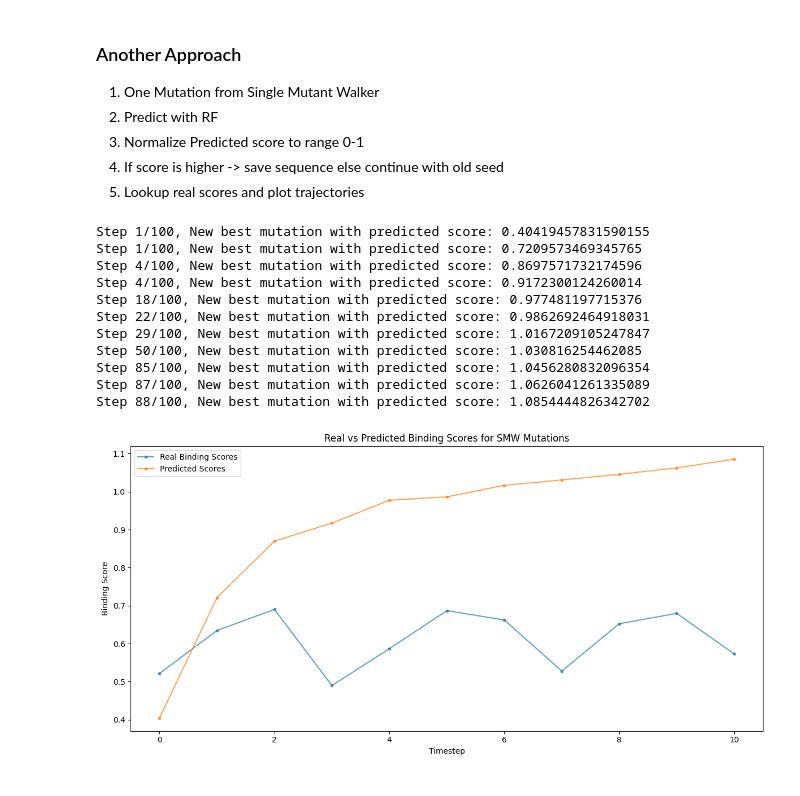
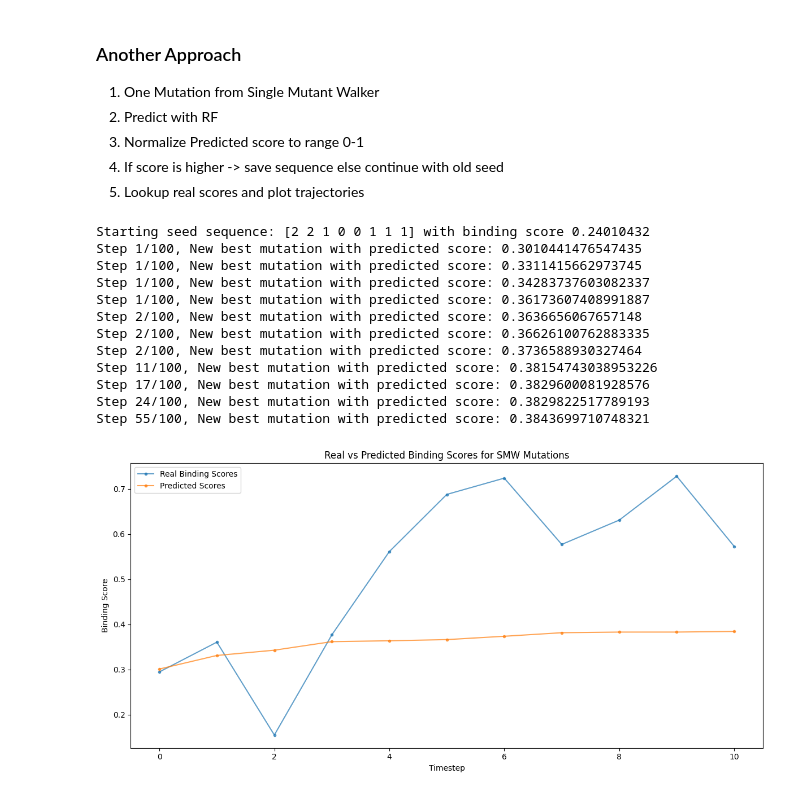
Before and after one commit to meier108/PracticalWork, a Jupyter notebook: main.ipynb, the cells around one changed output. Cells and saved outputs as stored; diff of their text form; code cells hidden in the pictures.

Commit message:
new train - test split

```diff
--- a/main.ipynb
+++ b/main.ipynb
@@ -77,6 +61,8 @@ One-hot encoded shape: (26316, 8, 4)
 Next cell creates a dataframe with binding scores and one hot encoded sequences for the lookup task.
 # %%
 # create dataframe for lookup task
+test_df = df[df['split'] == 'test_c'] # use test_b for oracle evaluation
+
 df_oracle = test_df[['0', '1', '2', '3', '4', '5', '6', '7', 'binding_scores']] # try oracle with all sequences df instead of only train_df
 x_oracle = df_oracle.iloc[:, :-1].values
 df_oracle['one_hot_seq'] = [tf.one_hot(seq, depth=4).numpy().flatten() for seq in x_oracle]
@@ -98,20 +128,24 @@ def oracle_lookup(one_hot_sequence):
 # %%
-rf = RandomForestRegressor(n_estimators=50, max_depth=20, min_samples_leaf=5, random_state=SEED)
+from scipy.stats import spearmanr
+rf = RandomForestRegressor(n_estimators=500,
+    max_depth=15,          # Limit tree depth
+    min_samples_leaf=3,    # Require more samples per leaf
+    min_samples_split=10,  # Require more samples to split
+    max_features='sqrt',   # Use subset of features
+    random_state=SEED
+)
 
-# flatten training data
-flat_shape = x_train.shape[1] * x_train.shape[2]
-x_reshaped = x_train.reshape(x_train.shape[0], flat_shape)
-
-rf.fit(x_reshaped, y_train)
+rf.fit(X_train_onehot, y_train)
 
 # Evaluation just on a few samples from test set
-x_test = x_test.reshape(x_test.shape[0], flat_shape)
+#x_test = X_val.reshape(X_val.shape[0], y_train)
 
-y_prediction = rf.predict(x_test)
-r2 = r2_score(y_test, y_prediction)
-mse = mean_squared_error(y_test, y_prediction)
-
-r2_train = r2_score(y_train, rf.predict(x_reshaped))
+y_prediction = rf.predict(X_val_onehot)
+r2 = r2_score(y_val, y_prediction)
+mse = mean_squared_error(y_val, y_prediction)
+spearmanr_corr, _ = spearmanr(y_val, y_prediction)
+print(f'Spearmanr correlation: {spearmanr_corr}')
+r2_train = r2_score(y_train, rf.predict(X_train_onehot))
 print(f'R2 Score on train set: {r2_train}')
 print(f'R2 Score: {r2}; MSE: {mse}')
 # %% [output]
@@ -396,10 +257,14 @@ smw = SMW(nucleotides=[0, 1, 2, 3])
 n_steps = 100
 mutation_steps = 10
 
-seen_sequences = x_train_flat
+seen_sequences = X_train_onehot
 
-seed_sequence = tf.argmax(x_train[1300], axis=1).numpy().tolist()
-old_binding_score = y_train[1300]
+#select a random seed sequence from training data
+seed_sequence = X_train[0]
+old_binding_score = y_train[0]
+print(f'Starting seed sequence: {seed_sequence} with binding score {old_binding_score}')
+#seed_sequence = tf.argmax(X_train[1300], axis=1).numpy().tolist()
+
 
 values = {'mutation': [], 'predicted_score': []}
 
@@ -412,45 +277,46 @@ for i in range(n_steps):
     # Check if mutation is new
     for idx, mutation in enumerate(mutations):
         already_seen = np.any(np.all(seen_sequences == mutation, axis=1))
-        if not already_seen:
+        if not already_seen and oracle_exists(mutation):
             binding_score = rf.predict(mutation)
             if binding_score[0] > old_binding_score:
                 # Update seed sequence
                 seed_sequence = tf.argmax(tf.reshape(mutation, (mutation.shape[1]//4, 4)), axis=1).numpy().tolist()
                 old_binding_score = binding_score[0]
                 values['mutation'].append(mutation)
                 # normalize binding score to 0-1 range based on oracle min/max
                 #normalized_score = -(binding_score[0] - min_score) / (max_score - min_score)
                 values['predicted_score'].append(binding_score[0])
                 print(f'Step {i+1}/{n_steps}, New best mutation with predicted score: {binding_score[0]}')
             else:
                 continue
 
 # Lookup real binding score
 df_values = pd.DataFrame(values)
 df_values['real_score'] = df_values['mutation'].apply(oracle_lookup)
 df_values['error'] = abs(df_values['predicted_score'] - df_values['real_score'])
 
 # Plot results
 plt.figure(figsize=(12, 6))
 plt.plot(df_values['real_score'], label='Real Binding Scores', alpha=0.7, marker='o', markersize=3)
 plt.plot(df_values['predicted_score'], label='Predicted Scores', alpha=0.7, marker='o', markersize=3)
 plt.xlabel('Timestep')
 plt.ylabel('Binding Score')
 plt.title('Real vs Predicted Binding Scores for SMW Mutations')
 plt.legend()
 plt.tight_layout()
 plt.show()
 # %% [output]
-Step 1/100, New best mutation with predicted score: 0.40419457831590155
-Step 1/100, New best mutation with predicted score: 0.7209573469345765
-Step 4/100, New best mutation with predicted score: 0.8697571732174596
-Step 4/100, New best mutation with predicted score: 0.9172300124260014
-Step 18/100, New best mutation with predicted score: 0.977481197715376
-Step 22/100, New best mutation with predicted score: 0.9862692464918031
-Step 29/100, New best mutation with predicted score: 1.0167209105247847
-Step 50/100, New best mutation with predicted score: 1.030816254462085
-Step 85/100, New best mutation with predicted score: 1.0456280832096354
-Step 87/100, New best mutation with predicted score: 1.0626041261335089
-Step 88/100, New best mutation with predicted score: 1.0854444826342702
+Starting seed sequence: [2 2 1 0 0 1 1 1] with binding score 0.24010432
+Step 1/100, New best mutation with predicted score: 0.3010441476547435
+Step 1/100, New best mutation with predicted score: 0.3311415662973745
+Step 1/100, New best mutation with predicted score: 0.34283737603082337
+Step 1/100, New best mutation with predicted score: 0.36173607408991887
+Step 2/100, New best mutation with predicted score: 0.3636656067657148
+Step 2/100, New best mutation with predicted score: 0.36626100762883335
+Step 2/100, New best mutation with predicted score: 0.3736588930327464
+Step 11/100, New best mutation with predicted score: 0.38154743038953226
+Step 17/100, New best mutation with predicted score: 0.3829600081928576
+Step 24/100, New best mutation with predicted score: 0.3829822517789193
+Step 55/100, New best mutation with predicted score: 0.3843699710748321
-[figure, old version]
+[figure, new version]
```
Also changed, not shown: parts of 18 cells of this notebook, 15 other files.
